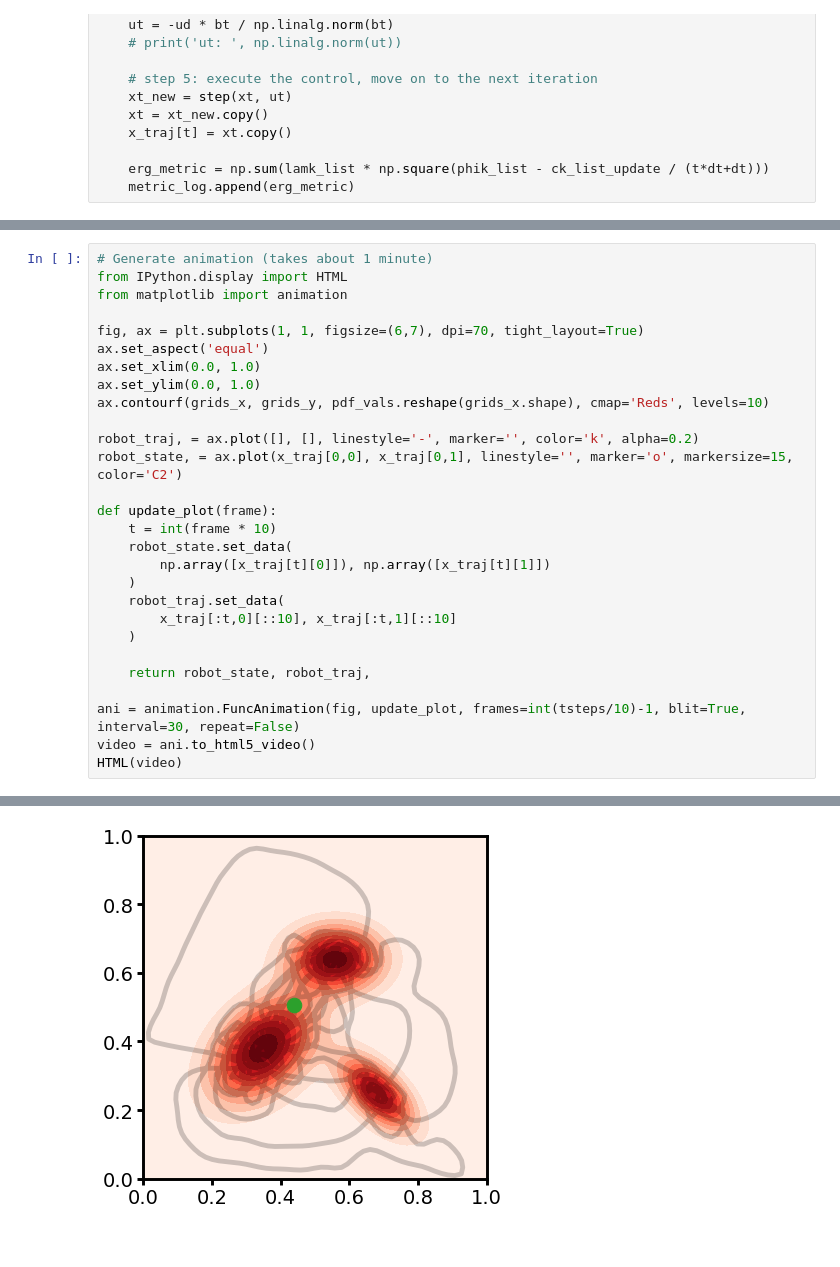
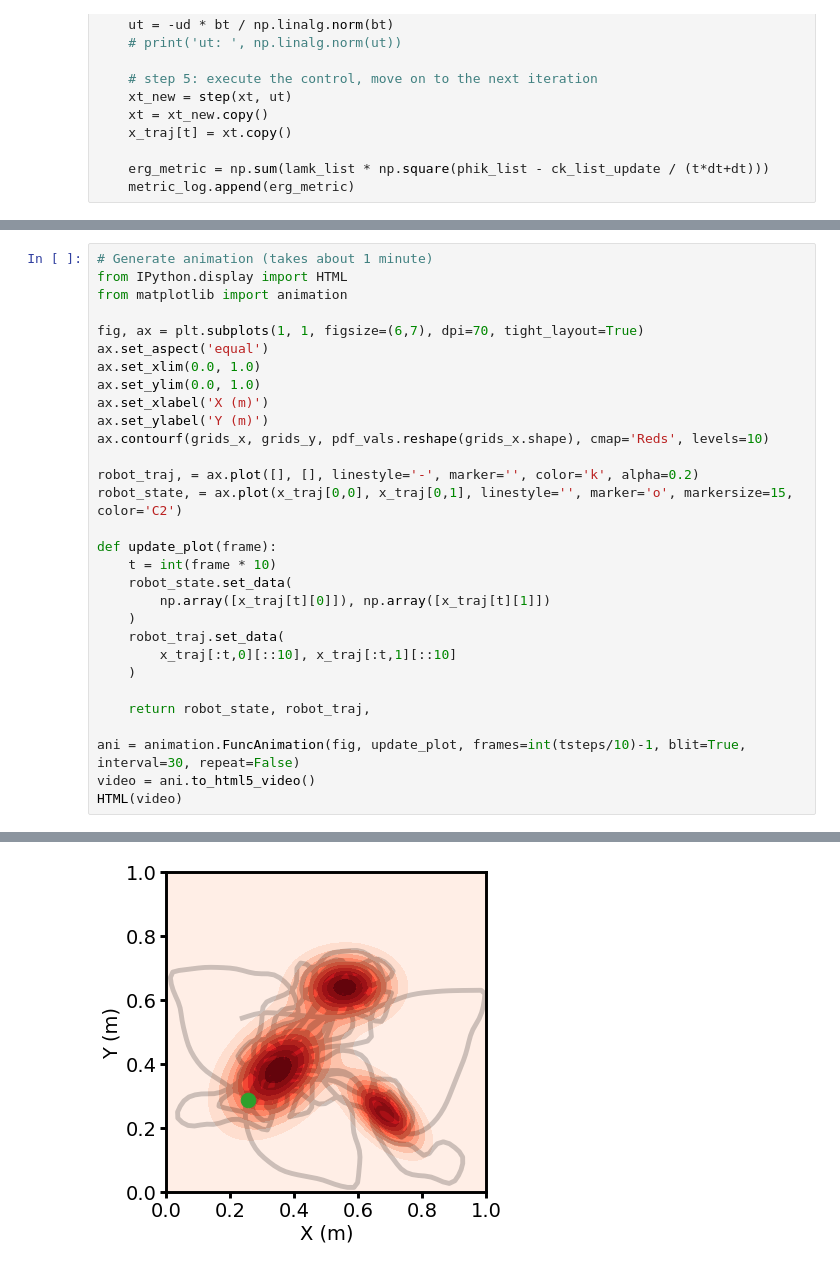
Before and after one commit to MurpheyLab/ergodic-control-sandbox, a Jupyter notebook: notebooks/smc_ergodic_control.ipynb, the cells around one changed output, grey strips where cells are left out. Saved outputs shown, nothing was run; the diff lists cells and outputs as text.

```diff
--- a/notebooks/smc_ergodic_control.ipynb
+++ b/notebooks/smc_ergodic_control.ipynb
@@ -210,31 +210,33 @@ plt.close()
 # %%
 # Generate animation (takes about 1 minute)
 from IPython.display import HTML
 from matplotlib import animation
 
 fig, ax = plt.subplots(1, 1, figsize=(6,7), dpi=70, tight_layout=True)
 ax.set_aspect('equal')
 ax.set_xlim(0.0, 1.0)
 ax.set_ylim(0.0, 1.0)
+ax.set_xlabel('X (m)')
+ax.set_ylabel('Y (m)')
 ax.contourf(grids_x, grids_y, pdf_vals.reshape(grids_x.shape), cmap='Reds', levels=10)
 
 robot_traj, = ax.plot([], [], linestyle='-', marker='', color='k', alpha=0.2)
 robot_state, = ax.plot(x_traj[0,0], x_traj[0,1], linestyle='', marker='o', markersize=15, color='C2')
 
 def update_plot(frame):
     t = int(frame * 10)
     robot_state.set_data(
         np.array([x_traj[t][0]]), np.array([x_traj[t][1]])
     )
     robot_traj.set_data(
         x_traj[:t,0][::10], x_traj[:t,1][::10]
     )
 
     return robot_state, robot_traj,
 
 ani = animation.FuncAnimation(fig, update_plot, frames=int(tsteps/10)-1, blit=True, interval=30, repeat=False)
 video = ani.to_html5_video()
 HTML(video)
 # %% [output]
 [interactive output not drawn]
-[figure, old version]
+[figure, new version]
```
Also changed, not shown: parts of 2 cells of this notebook, 5 other files.
